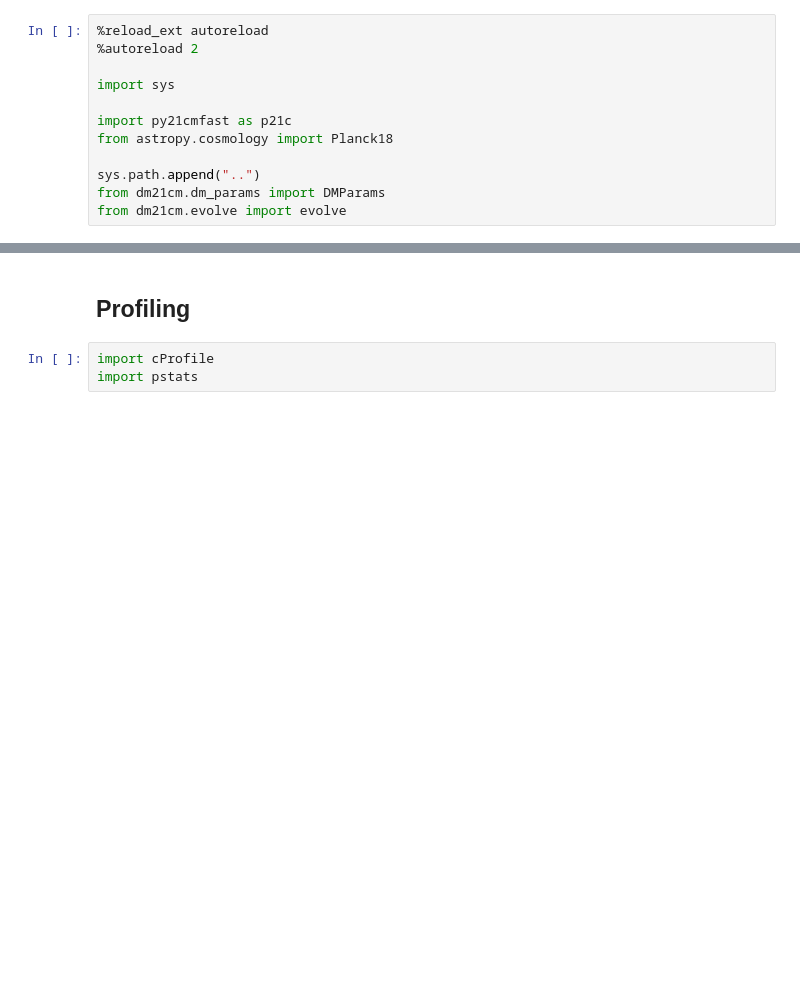
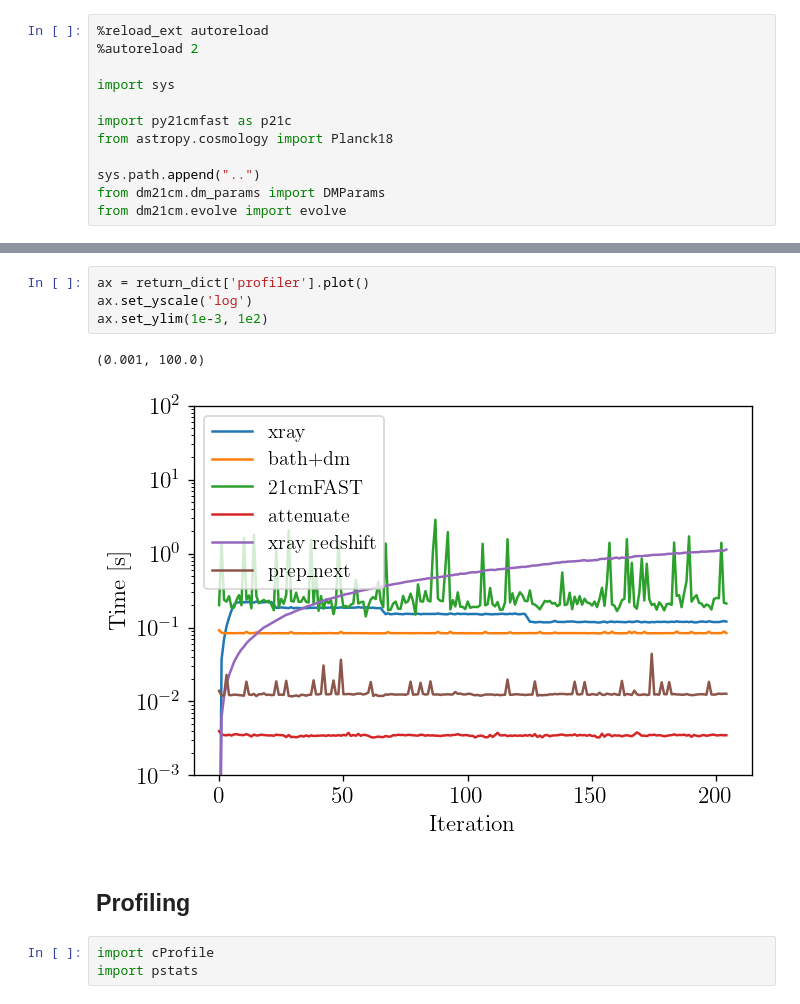
Before and after one commit to yitiansun/DM21cm, a Jupyter notebook: notebooks/10_evolve.ipynb, the cells around one changed output, grey strips where cells are left out. Saved outputs shown, nothing was run; the diff lists cells and outputs as text; blank space fills up the shorter version.

```diff
--- a/notebooks/10_evolve.ipynb
+++ b/notebooks/10_evolve.ipynb
@@ -87,3 +74,10 @@ return_dict['profiler'].plot()
+# %%
+ax = return_dict['profiler'].plot()
+ax.set_yscale('log')
+ax.set_ylim(1e-3, 1e2)
+# %% [output]
+(0.001, 100.0)
+[figure, added]
 # %% [markdown]
 ## Profiling
 # %%
```
Also changed, not shown: parts of 7 cells of this notebook, 3 other files.
